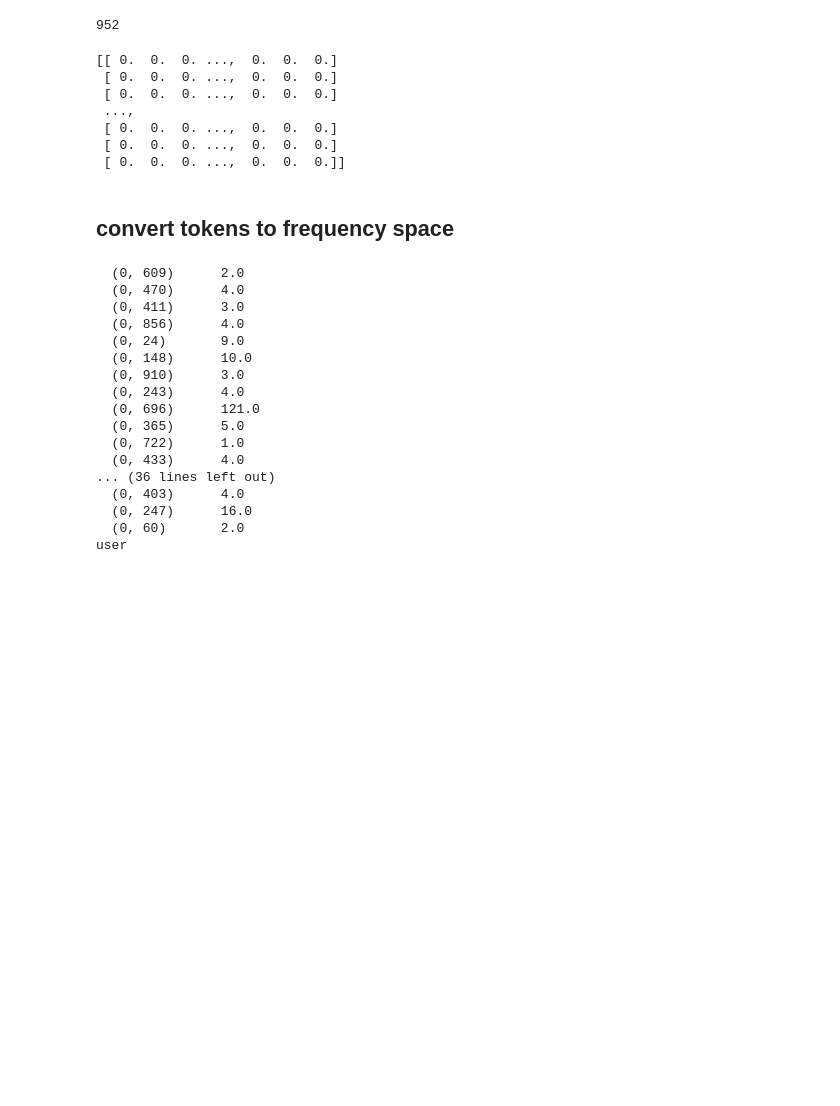
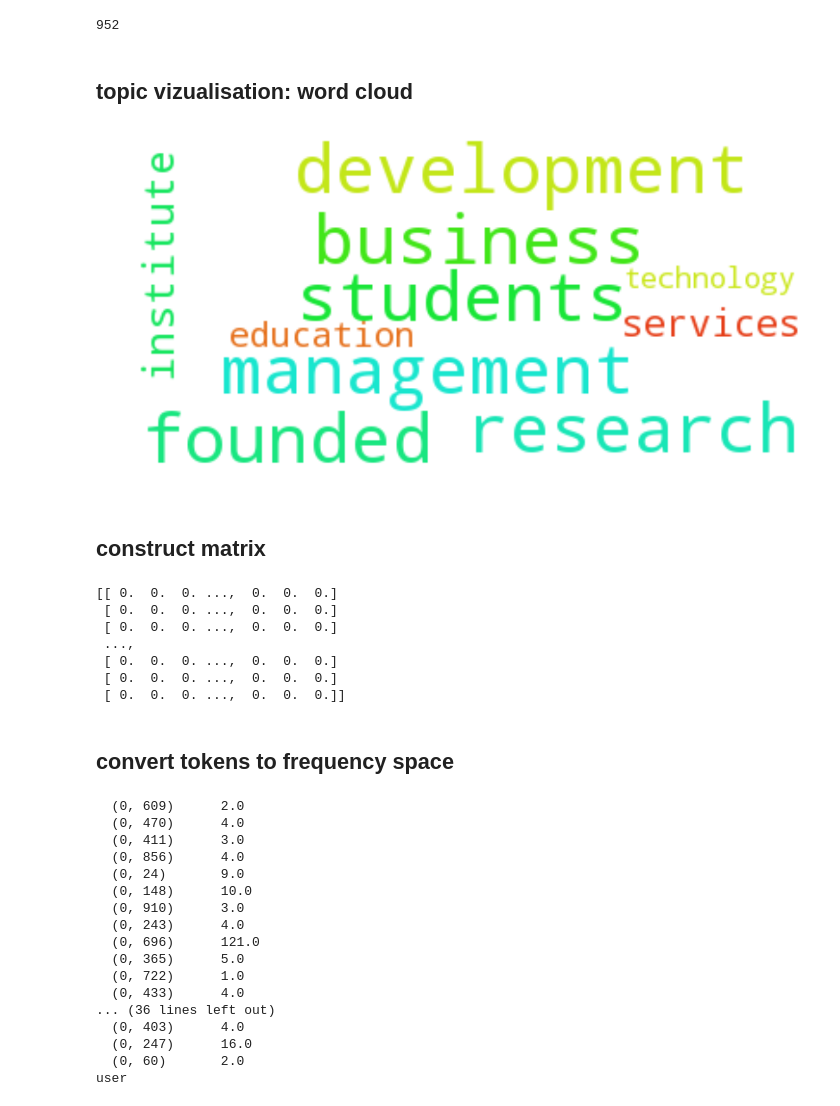
Before and after one commit to yfletberliac/Project_OpenInnovationX_Challenge, a Jupyter notebook: main.ipynb, the cells around one changed output. Drawn from its saved outputs; the diff is of its cells as text; code cells hidden in the pictures; blank space fills up the shorter version.

Commit message:
word coud

```diff
--- a/main.ipynb
+++ b/main.ipynb
@@ -310,3 +312,5 @@ for t in topics:
 
     for key in topics[t]:
         topics[t][key] = topics[t][key] * inv_s
+# %% [markdown]
+## topic vizualisation: word cloud
@@ -313,3 +329,9 @@ for t in topics:
+# %%
+WordCloudTopic( 25 )
+# %% [output]
+[figure, added]
+# %% [markdown]
+## construct matrix
 # %%
 from scipy.sparse import *
 from scipy import *
```
Also changed, not shown: parts of 5 cells of this notebook.
